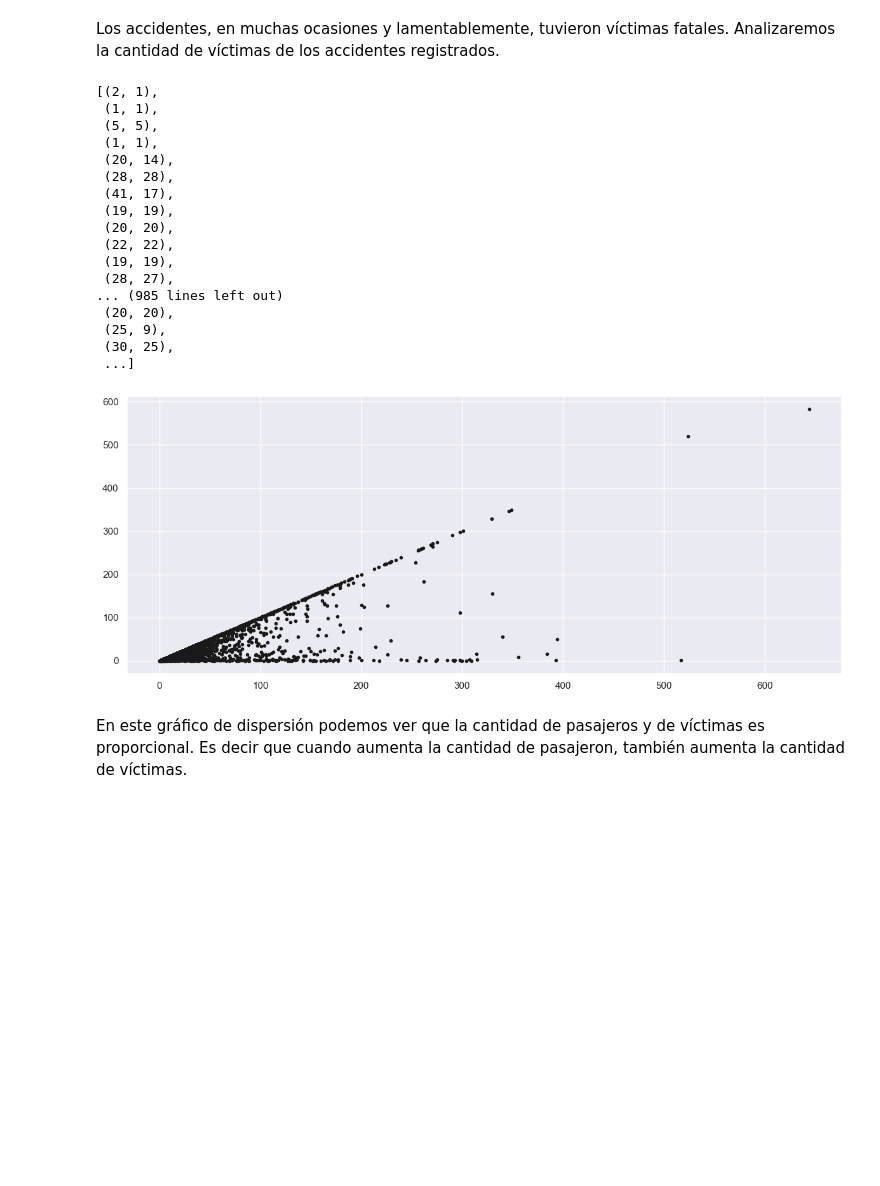
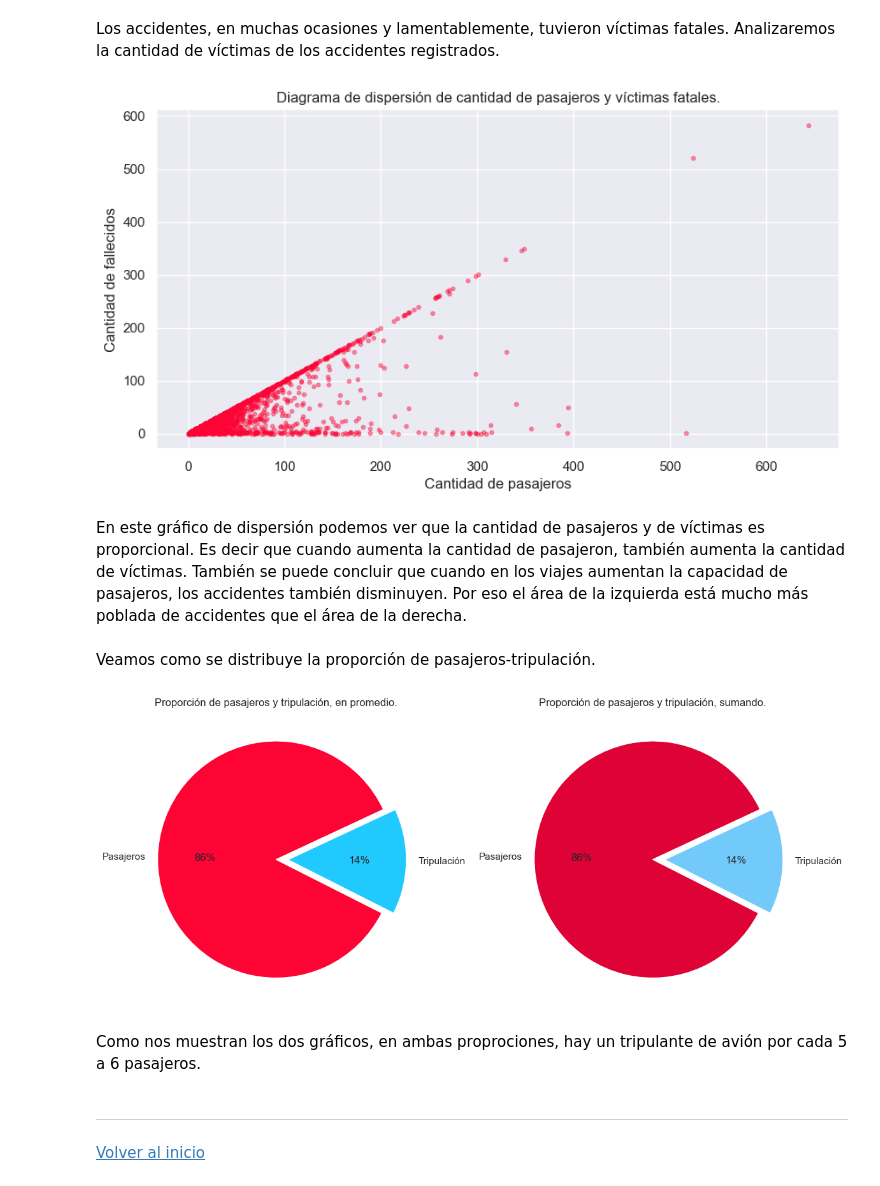
Before and after one commit to Mariagustin-Prg/Accidentes-Aereos-PI, a Jupyter notebook: Analisis_Exploratorio.ipynb, the cells around one changed output. Drawn from its saved outputs; the diff is of its cells as text; code cells hidden in the pictures; blank space fills up the shorter version.

```diff
--- a/Analisis_Exploratorio.ipynb
+++ b/Analisis_Exploratorio.ipynb
@@ -415,31 +415,19 @@ for pas, dead in zipasajeros:
-# %%
-lista_pasajeros
-# %% [output]
-[(2, 1),
- (1, 1),
- (5, 5),
- (1, 1),
- (20, 14),
- (28, 28),
- (41, 17),
- (19, 19),
- (20, 20),
- (22, 22),
- (19, 19),
- (28, 27),
-... (985 lines left out)
- (20, 20),
- (25, 9),
- (30, 25),
- ...]
 # %%
-plt.figure(figsize=(12, 5))
+plt.figure(figsize=(10, 5)) # Define el tamaño
 
-plt.scatter([item[0] for item in lista_pasajeros], [item[1] for item in lista_pasajeros], marker= ".", color='k')
+plt.scatter([item[0] for item in lista_pasajeros], [item[1] for item in lista_pasajeros], marker= ".", color='#Fe0435', alpha=0.4) # crea el gráfico
 
-plt.tight_layout()
+# Le agrega título y etiquetas
+plt.title("Diagrama de dispersión de cantidad de pasajeros y víctimas fatales.")
+plt.xlabel("Cantidad de pasajeros")
+plt.ylabel("Cantidad de fallecidos")
+
+# Mostra el gráfico
 plt.show()
 # %% [output]
-[figure, old version]
+[figure, new version]
 # %% [markdown]
 En este gráfico de dispersión podemos ver que la cantidad de pasajeros y de víctimas es proporcional. Es decir que cuando aumenta la cantidad de pasajeron, también aumenta la cantidad de víctimas.
+También se puede concluir que cuando en los viajes aumentan la capacidad de pasajeros, los accidentes también disminuyen. Por eso el área de la izquierda está mucho más poblada de accidentes que el área de la derecha.
+# %% [markdown]
+Veamos como se distribuye la proporción de pasajeros-tripulación.
@@ -445,0 +447,26 @@ En este gráfico de dispersión podemos ver que la cantidad de pasajeros y de v
+# %%
+fig, ax = plt.subplots(1, 2, figsize=(12,6)) # Define el tamaño de la figura y la cantidad de subplots que habrá
+
+for i in range(0, 2):
+    if i == 0:
+        media_p = np.mean(pasajeros)
+        media_t = np.mean(tripulacion)
+        ax[i].pie(x=[media_p, media_t], explode=[0 , 0.1], labels=["Pasajeros", "Tripulación"], colors = ["#Fe0435", "#21CaFe"], autopct="%2.f%%", startangle=25)
+        ax[i].set_title("Proporción de pasajeros y tripulación, en promedio.")
+    else:
+        media_p = np.sum(pasajeros)
+        media_t = np.sum(tripulacion)
+        ax[i].pie(x=[media_p, media_t], explode=[0, 0.1], labels=["Pasajeros", "Tripulación"], colors = ["#De0237", "#71CaFa"], autopct="%2.f%%", startangle=25)
+        ax[i].set_title("Proporción de pasajeros y tripulación, sumando.")
+
+
+plt.tight_layout()
+plt.show()
+# %% [output]
+[figure, added]
+# %% [markdown]
+Como nos muestran los dos gráficos, en ambas proprociones, hay un tripulante de avión por cada 5 a 6 pasajeros.
+# %% [markdown]
+<hr>
+# %% [markdown]
+<a href="##inicio" align=center style="text-decoration: underline">Volver al inicio</a>
```
Also changed, not shown: parts of 9 cells of this notebook.
